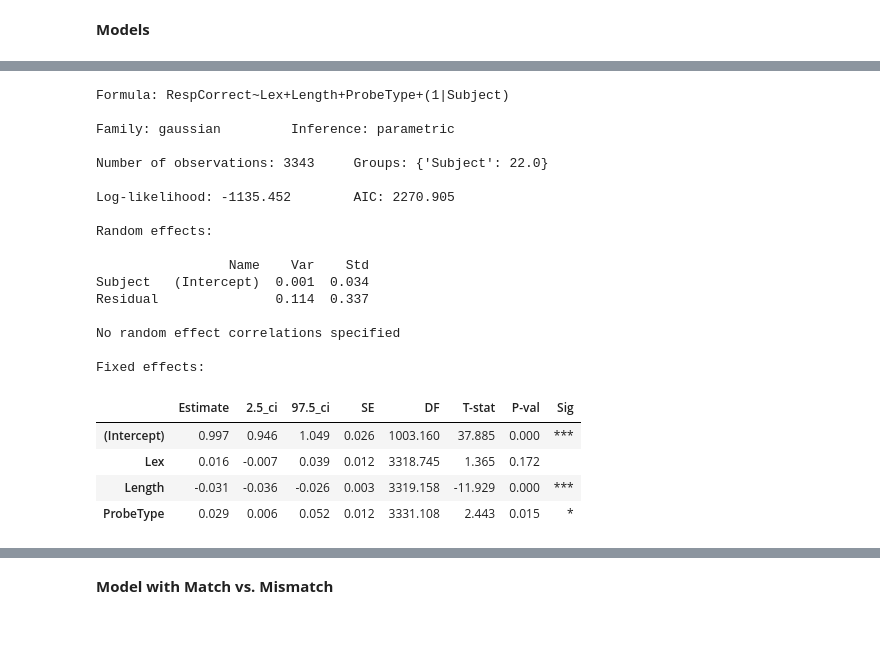
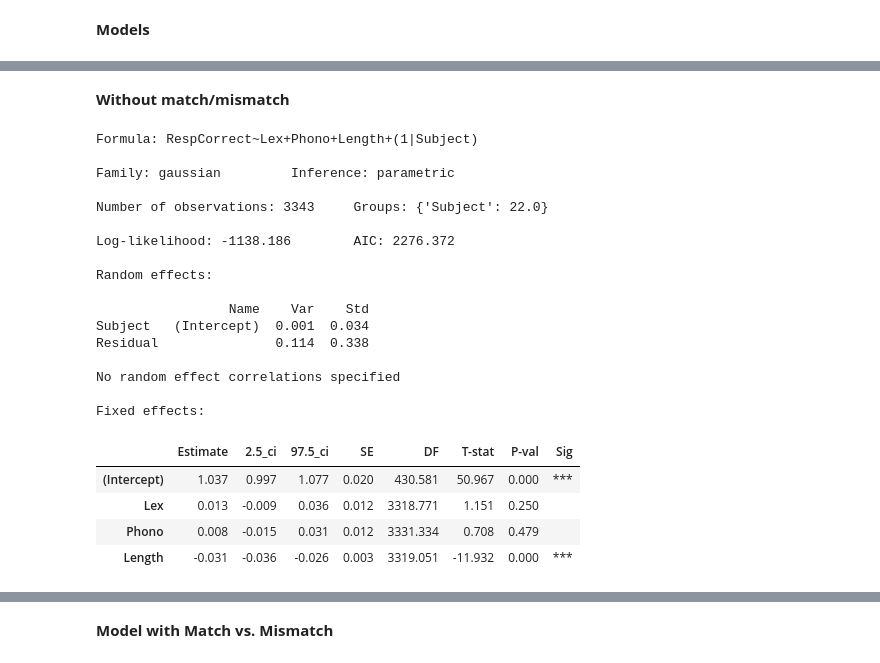
Before and after one commit to cristinarainich/Sternberg_analysis, a Jupyter notebook: Models.ipynb, the cells around one changed output, grey strips where cells are left out. Saved outputs shown, nothing was run; the diff lists cells and outputs as text; code cells hidden in the pictures; blank space fills up the shorter version.

```diff
--- a/Models.ipynb
+++ b/Models.ipynb
@@ -643,32 +945,34 @@ Fixed effects:
 | Phono:Length:ProbeType | 0.020 | -0.010 | 0.049 | 0.015 | 3315.302 | 1.314 | 0.189 |  |
 | Lex:Length:ProbeType | 0.003 | -0.027 | 0.033 | 0.015 | 3316.860 | 0.204 | 0.839 |  |
 | Lex:Phono:Length:ProbeType | -0.017 | -0.059 | 0.024 | 0.021 | 3324.121 | -0.820 | 0.412 |  |
+# %% [markdown]
+**Without match/mismatch**
 # %%
-model_3i = Lmer(
-    'RespCorrect ~ Lex + Length + ProbeType + (1|Subject)',
-    data=ieeg_data
+model_noprobe_i = Lmer(
+    'RespCorrect ~ Lex + Phono + Length + (1|Subject)',
+    data = ieeg_data
 )
-model_3i.fit()
+model_noprobe_i.fit()
 # %% [output]
-Formula: RespCorrect~Lex+Length+ProbeType+(1|Subject)
+Formula: RespCorrect~Lex+Phono+Length+(1|Subject)
 
 Family: gaussian         Inference: parametric
 
 Number of observations: 3343     Groups: {'Subject': 22.0}
 
-Log-likelihood: -1135.452        AIC: 2270.905
+Log-likelihood: -1138.186        AIC: 2276.372
 
 Random effects:
 
                  Name    Var    Std
 Subject   (Intercept)  0.001  0.034
-Residual               0.114  0.337
+Residual               0.114  0.338
 
 No random effect correlations specified
 
 Fixed effects:
 |  | Estimate | 2.5_ci | 97.5_ci | SE | DF | T-stat | P-val | Sig |
-| (Intercept) | 0.997 | 0.946 | 1.049 | 0.026 | 1003.160 | 37.885 | 0.000 | *** |
-| Lex | 0.016 | -0.007 | 0.039 | 0.012 | 3318.745 | 1.365 | 0.172 |  |
-| Length | -0.031 | -0.036 | -0.026 | 0.003 | 3319.158 | -11.929 | 0.000 | *** |
-| ProbeType | 0.029 | 0.006 | 0.052 | 0.012 | 3331.108 | 2.443 | 0.015 | * |
+| (Intercept) | 1.037 | 0.997 | 1.077 | 0.020 | 430.581 | 50.967 | 0.000 | *** |
+| Lex | 0.013 | -0.009 | 0.036 | 0.012 | 3318.771 | 1.151 | 0.250 |  |
+| Phono | 0.008 | -0.015 | 0.031 | 0.012 | 3331.334 | 0.708 | 0.479 |  |
+| Length | -0.031 | -0.036 | -0.026 | 0.003 | 3319.051 | -11.932 | 0.000 | *** |
```
Also changed, not shown: parts of 104 cells of this notebook.
